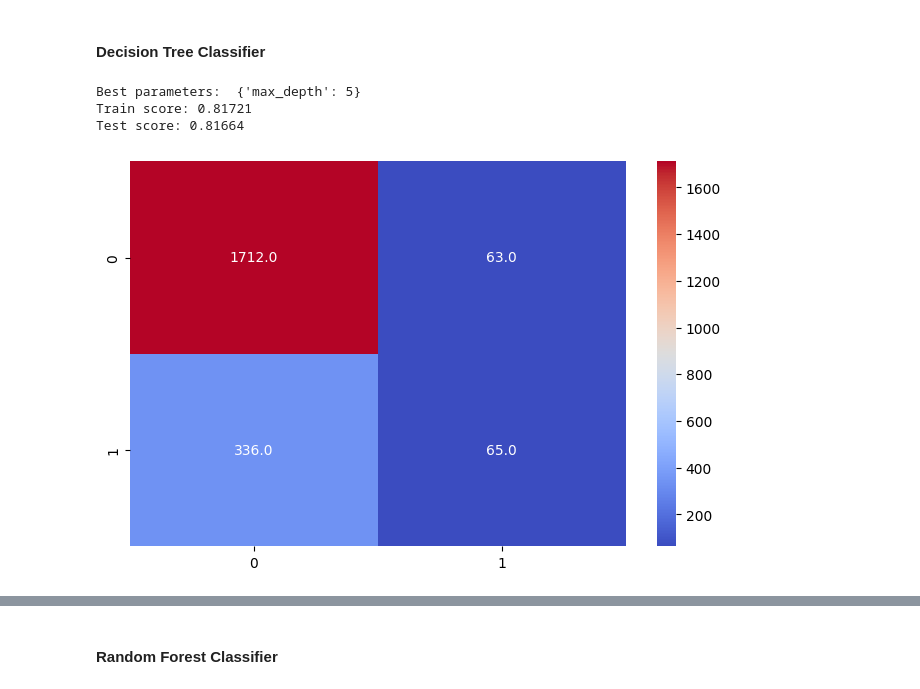
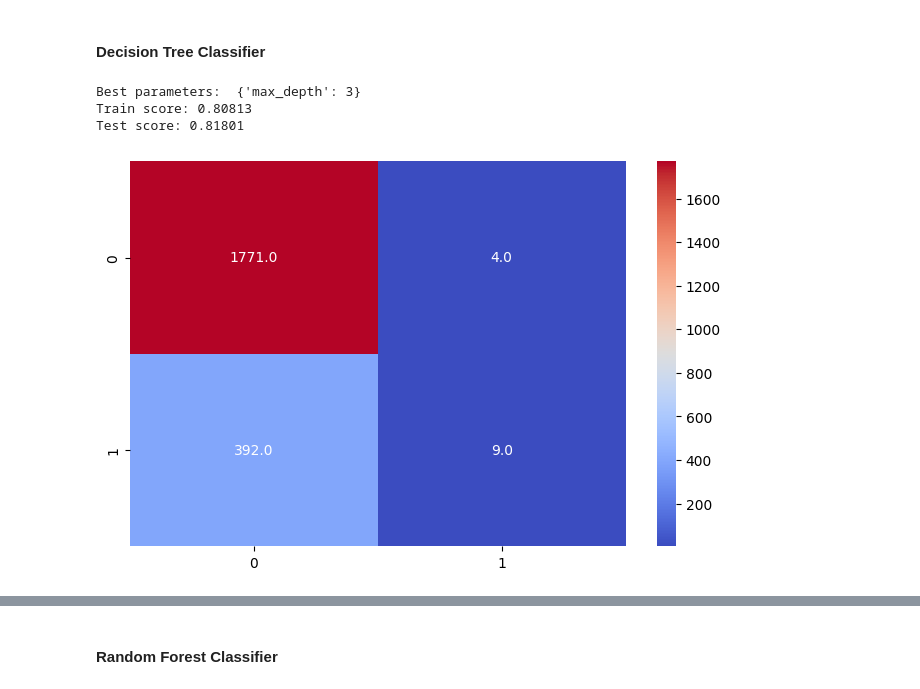
Before and after one commit to NgeNXQ/PIIS, a Jupyter notebook: 4/labwork4.ipynb, the cells around one changed output, grey strips where cells are left out. Drawn from its saved outputs; the diff is of its cells as text; code cells hidden in the pictures.

```diff
--- a/4/labwork4.ipynb
+++ b/4/labwork4.ipynb
@@ -225,30 +225,30 @@ results = list()
 #### Decision Tree Classifier
 # %%
 parameters = {
-    "max_depth": list(range(1, 10)),
+    "max_depth": list(range(1, 5)),
     #"max_features": list(range(1, 25)),
     #"max_leaf_nodes": list(range(2, 10))
 }
 
 grid_search_results = GridSearchCV(DecisionTreeClassifier(), parameters, n_jobs = -1).fit(x_train, y_train)
 print(f"Best parameters: ", grid_search_results.best_params_)
 
 decision_tree_classifier = grid_search_results.best_estimator_.fit(x_train, y_train)
 
 train_score = round(decision_tree_classifier.score(x_train, y_train), 5)
 test_score = round(decision_tree_classifier.score(x_test, y_test), 5)
 results.append({"Model": "Decision Tree\nClassifier", "Accuracy": train_score, "Type": "Train"})
 results.append({"Model": "Decision Tree\nClassifier", "Accuracy": test_score, "Type": "Test"})
 print(f"Train score: {train_score}")
 print(f"Test score: {test_score}")
 
 build_confusion_matrix(decision_tree_classifier, x_test, y_test)
 build_tree_visualization(decision_tree_classifier, x.columns.to_list(), ["Defect", "No Defect"])
 # %% [output]
-Best parameters:  {'max_depth': 5}
-Train score: 0.81721
-Test score: 0.81664
+Best parameters:  {'max_depth': 3}
+Train score: 0.80813
+Test score: 0.81801
-[figure, old version]
+[figure, new version]
 [drawing not drawn]
 # %% [markdown]
 #### Random Forest Classifier
```
Also changed, not shown: parts of 2 cells of this notebook.
